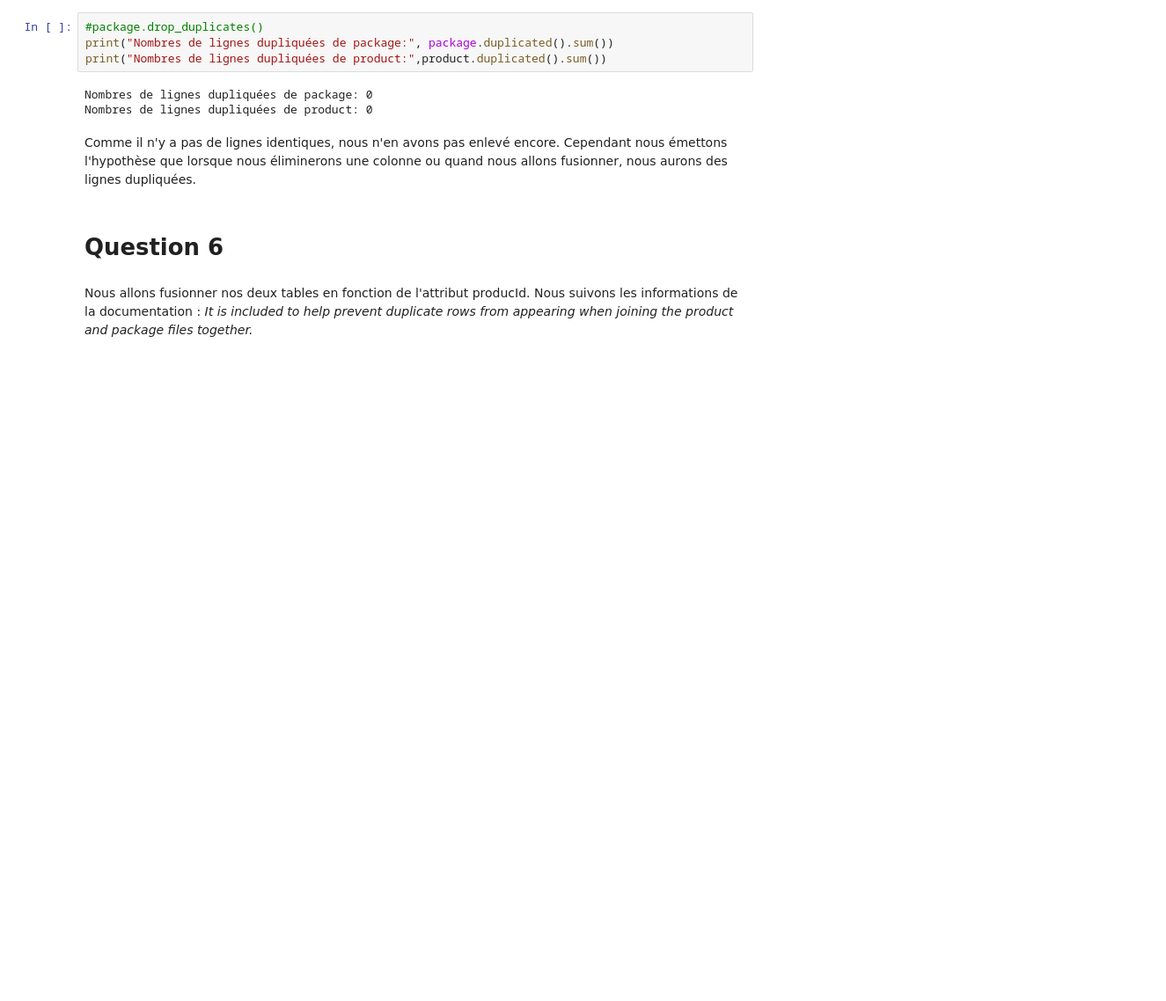
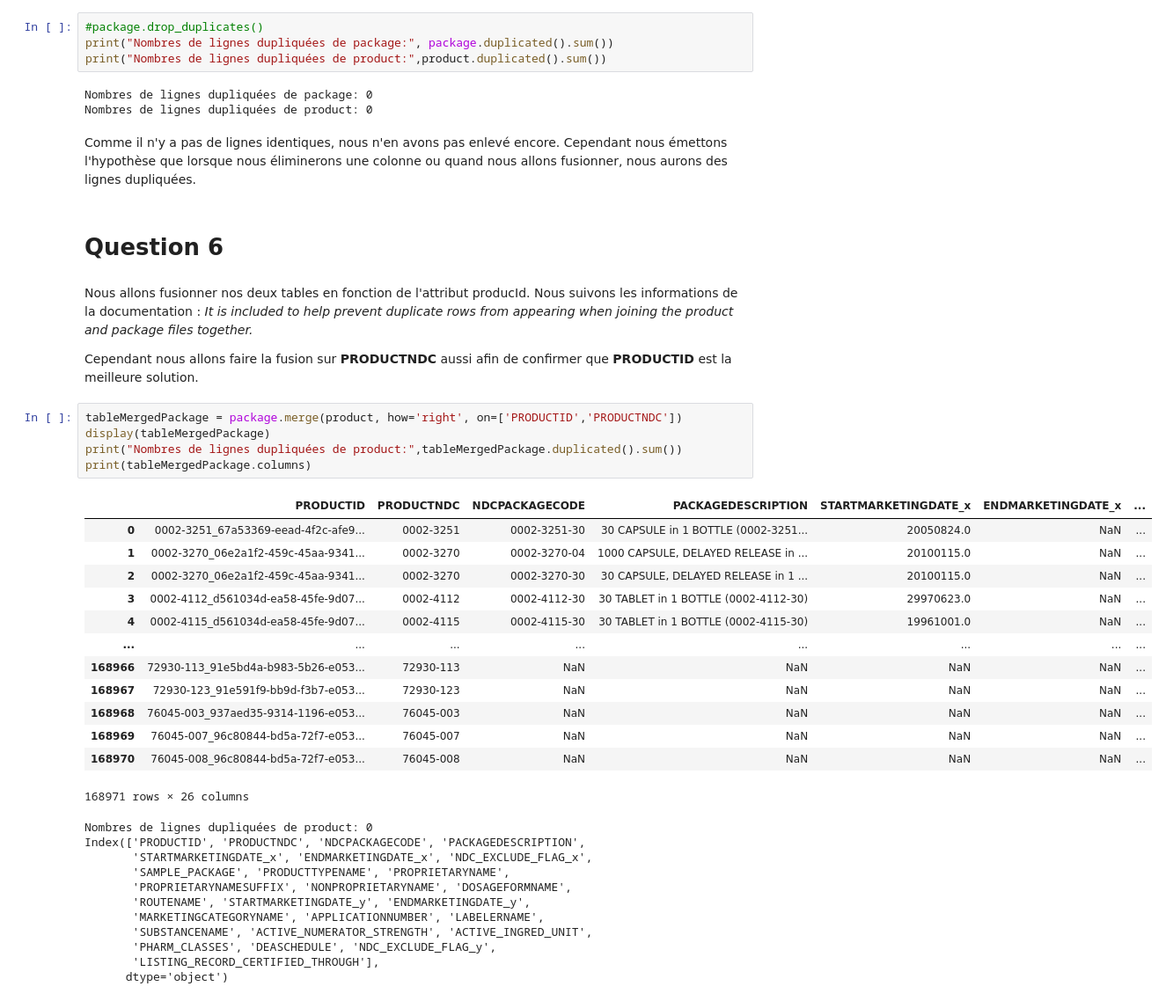
Before and after one commit to JamarcusBernard/tp2_ift870, a Jupyter notebook: tp2.ipynb, the cells around one changed output. Shown at 88% size. Drawn from its saved outputs; the diff is of its cells as text; blank space fills up the shorter version.

Commit message:
merge package et product

```diff
--- a/tp2.ipynb
+++ b/tp2.ipynb
@@ -660,3 +660,35 @@ Comme il n'y a pas de lignes identiques, nous n'en avons pas enlevé encore. Cep
 # Question 6
 # %% [markdown]
 Nous allons fusionner nos deux tables en fonction de l'attribut producId. Nous suivons les informations de la documentation : *It is included to help prevent duplicate rows from appearing when joining the product and package files together.*
+
+Cependant nous allons faire la fusion sur **PRODUCTNDC** aussi afin de confirmer que **PRODUCTID** est la meilleure solution.
+# %%
+tableMergedPackage = package.merge(product, how='right', on=['PRODUCTID','PRODUCTNDC'])
+display(tableMergedPackage)
+print("Nombres de lignes dupliquées de product:",tableMergedPackage.duplicated().sum())
+print(tableMergedPackage.columns)
+# %% [output]
+|  | PRODUCTID | PRODUCTNDC | NDCPACKAGECODE | PACKAGEDESCRIPTION | STARTMARKETINGDATE_x | ENDMARKETINGDATE_x | ... |
+| 0 | 0002-3251_67a53369-eead-4f2c-afe9... | 0002-3251 | 0002-3251-30 | 30 CAPSULE in 1 BOTTLE (0002-3251... | 20050824.0 | NaN | ... |
+| 1 | 0002-3270_06e2a1f2-459c-45aa-9341... | 0002-3270 | 0002-3270-04 | 1000 CAPSULE, DELAYED RELEASE in ... | 20100115.0 | NaN | ... |
+| 2 | 0002-3270_06e2a1f2-459c-45aa-9341... | 0002-3270 | 0002-3270-30 | 30 CAPSULE, DELAYED RELEASE in 1 ... | 20100115.0 | NaN | ... |
+| 3 | 0002-4112_d561034d-ea58-45fe-9d07... | 0002-4112 | 0002-4112-30 | 30 TABLET in 1 BOTTLE (0002-4112-30) | 29970623.0 | NaN | ... |
+| 4 | 0002-4115_d561034d-ea58-45fe-9d07... | 0002-4115 | 0002-4115-30 | 30 TABLET in 1 BOTTLE (0002-4115-30) | 19961001.0 | NaN | ... |
+| ... | ... | ... | ... | ... | ... | ... | ... |
+| 168966 | 72930-113_91e5bd4a-b983-5b26-e053... | 72930-113 | NaN | NaN | NaN | NaN | ... |
+| 168967 | 72930-123_91e591f9-bb9d-f3b7-e053... | 72930-123 | NaN | NaN | NaN | NaN | ... |
+| 168968 | 76045-003_937aed35-9314-1196-e053... | 76045-003 | NaN | NaN | NaN | NaN | ... |
+| 168969 | 76045-007_96c80844-bd5a-72f7-e053... | 76045-007 | NaN | NaN | NaN | NaN | ... |
+| 168970 | 76045-008_96c80844-bd5a-72f7-e053... | 76045-008 | NaN | NaN | NaN | NaN | ... |
+168971 rows × 26 columns
+Nombres de lignes dupliquées de product: 0
+Index(['PRODUCTID', 'PRODUCTNDC', 'NDCPACKAGECODE', 'PACKAGEDESCRIPTION',
+       'STARTMARKETINGDATE_x', 'ENDMARKETINGDATE_x', 'NDC_EXCLUDE_FLAG_x',
+       'SAMPLE_PACKAGE', 'PRODUCTTYPENAME', 'PROPRIETARYNAME',
+       'PROPRIETARYNAMESUFFIX', 'NONPROPRIETARYNAME', 'DOSAGEFORMNAME',
+       'ROUTENAME', 'STARTMARKETINGDATE_y', 'ENDMARKETINGDATE_y',
+       'MARKETINGCATEGORYNAME', 'APPLICATIONNUMBER', 'LABELERNAME',
+       'SUBSTANCENAME', 'ACTIVE_NUMERATOR_STRENGTH', 'ACTIVE_INGRED_UNIT',
+       'PHARM_CLASSES', 'DEASCHEDULE', 'NDC_EXCLUDE_FLAG_y',
+       'LISTING_RECORD_CERTIFIED_THROUGH'],
+      dtype='object')
```
